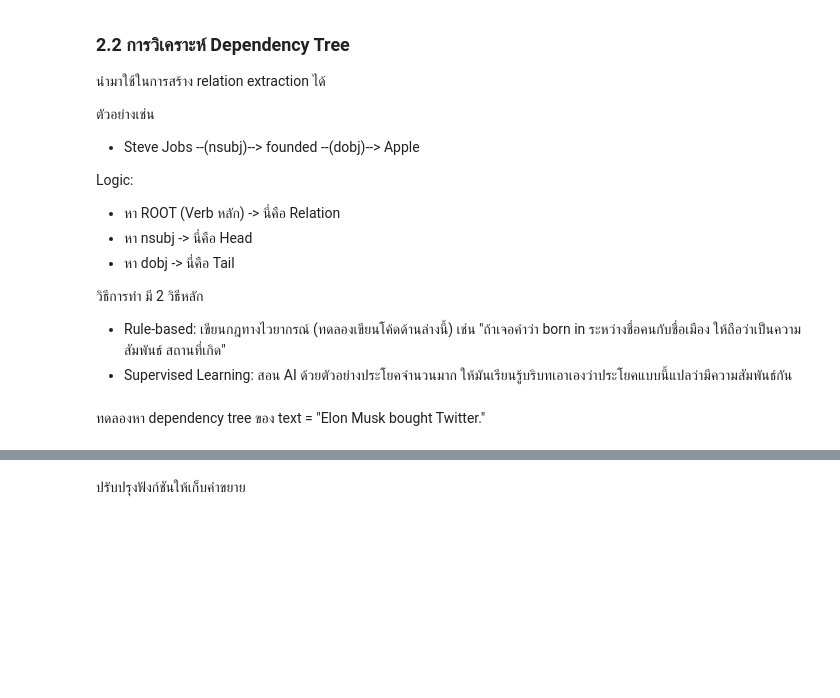
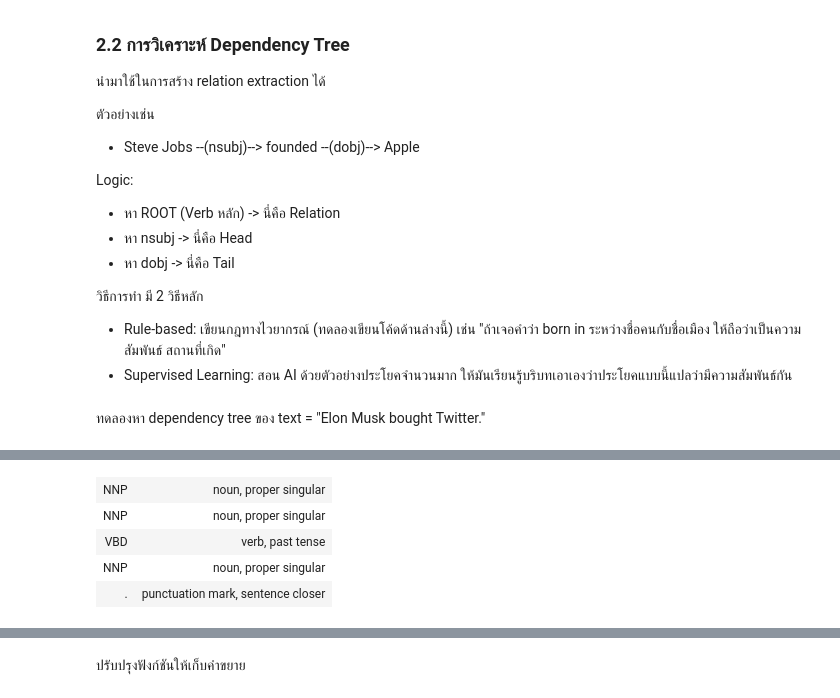
Before and after one commit to Napawan2005/NLP-517432, a Jupyter notebook: 660710086_Information_Extraction.ipynb, the cells around one changed output, grey strips where cells are left out. Cells and saved outputs as stored; diff of their text form; code cells hidden in the pictures; blank space fills up the shorter version.

```diff
--- a/660710086_Information_Extraction.ipynb
+++ b/660710086_Information_Extraction.ipynb
@@ -757,0 +852,9 @@ SyntaxError: invalid syntax (ipython-input-1848688878.py, line 1)
+# %%
+table_data = [[token.tag_, spacy.explain(token.tag_)] for token in doc]
+display(HTML(tabulate(table_data, tablefmt='html')))
+# %% [output]
+| NNP | noun, proper singular |
+| NNP | noun, proper singular |
+| VBD | verb, past tense |
+| NNP | noun, proper singular |
+| . | punctuation mark, sentence closer |
```
Also changed, not shown: parts of 19 cells of this notebook.
